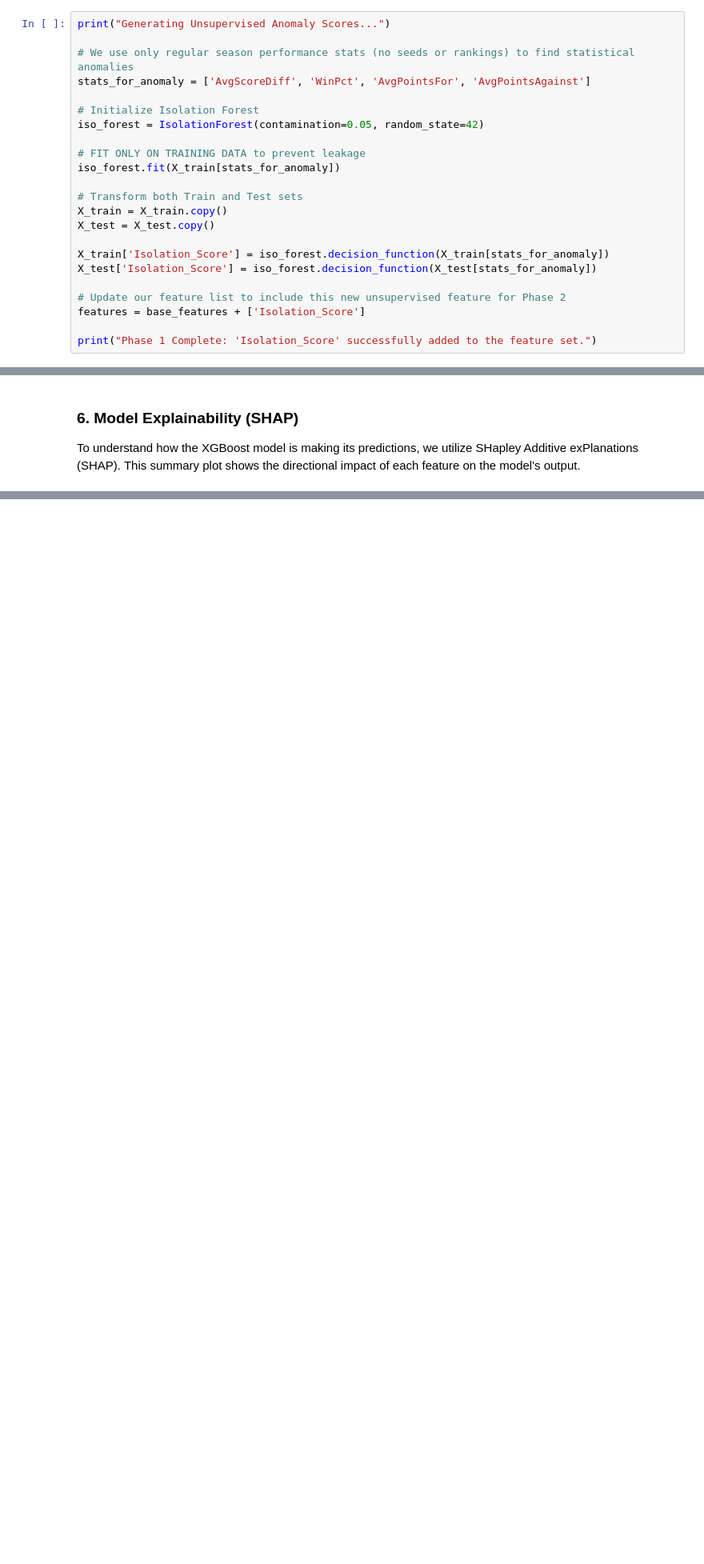
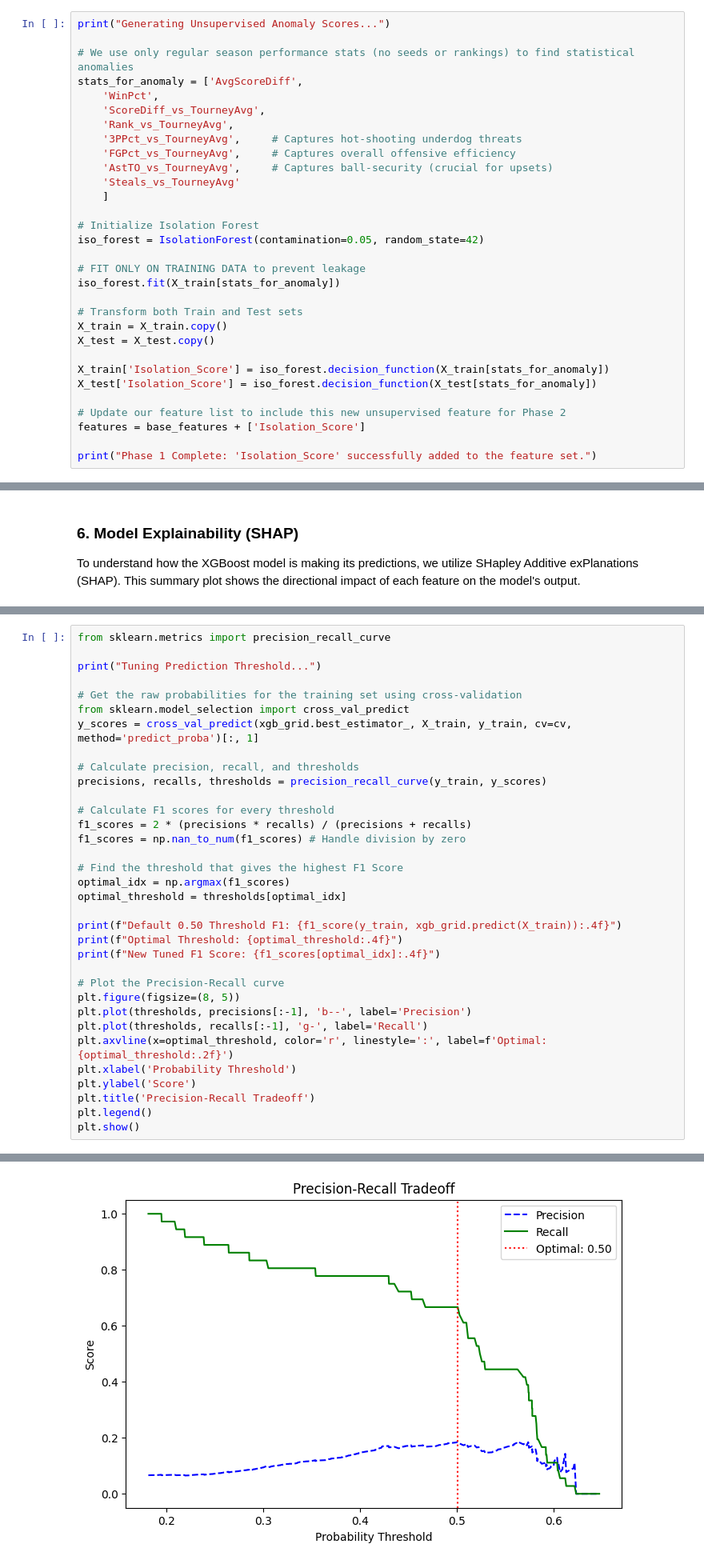
Before and after one commit to ThatTwoDude/STAT486_FinalProject, a Jupyter notebook: notebooks/03_supervised_modeling.ipynb, the cells around one changed output, grey strips where cells are left out. Shown at 80% size. Cells and saved outputs as stored; diff of their text form; blank space fills up the shorter version.

```diff
--- a/notebooks/03_supervised_modeling.ipynb
+++ b/notebooks/03_supervised_modeling.ipynb
@@ -111,7 +143,15 @@ Before running our classifiers, we need to generate our novel feature. We use an
 print("Generating Unsupervised Anomaly Scores...")
 
 # We use only regular season performance stats (no seeds or rankings) to find statistical anomalies
-stats_for_anomaly = ['AvgScoreDiff', 'WinPct', 'AvgPointsFor', 'AvgPointsAgainst']
+stats_for_anomaly = ['AvgScoreDiff',
+    'WinPct',
+    'ScoreDiff_vs_TourneyAvg',
+    'Rank_vs_TourneyAvg',
+    '3PPct_vs_TourneyAvg',     # Captures hot-shooting underdog threats
+    'FGPct_vs_TourneyAvg',     # Captures overall offensive efficiency
+    'AstTO_vs_TourneyAvg',     # Captures ball-security (crucial for upsets)
+    'Steals_vs_TourneyAvg'
+    ]
 
 # Initialize Isolation Forest
 iso_forest = IsolationForest(contamination=0.05, random_state=42)
@@ -276,0 +371,35 @@ ValueError: All arrays must be of the same length
+# %%
+from sklearn.metrics import precision_recall_curve
+
+print("Tuning Prediction Threshold...")
+
+# Get the raw probabilities for the training set using cross-validation
+from sklearn.model_selection import cross_val_predict
+y_scores = cross_val_predict(xgb_grid.best_estimator_, X_train, y_train, cv=cv, method='predict_proba')[:, 1]
+
+# Calculate precision, recall, and thresholds
+precisions, recalls, thresholds = precision_recall_curve(y_train, y_scores)
+
+# Calculate F1 scores for every threshold
+f1_scores = 2 * (precisions * recalls) / (precisions + recalls)
+f1_scores = np.nan_to_num(f1_scores) # Handle division by zero
+
+# Find the threshold that gives the highest F1 Score
+optimal_idx = np.argmax(f1_scores)
+optimal_threshold = thresholds[optimal_idx]
+
+print(f"Default 0.50 Threshold F1: {f1_score(y_train, xgb_grid.predict(X_train)):.4f}")
+print(f"Optimal Threshold: {optimal_threshold:.4f}")
+print(f"New Tuned F1 Score: {f1_scores[optimal_idx]:.4f}")
+
+# Plot the Precision-Recall curve
+plt.figure(figsize=(8, 5))
+plt.plot(thresholds, precisions[:-1], 'b--', label='Precision')
+plt.plot(thresholds, recalls[:-1], 'g-', label='Recall')
+plt.axvline(x=optimal_threshold, color='r', linestyle=':', label=f'Optimal: {optimal_threshold:.2f}')
+plt.xlabel('Probability Threshold')
+plt.ylabel('Score')
+plt.title('Precision-Recall Tradeoff')
+plt.legend()
+plt.show()
+# %% [output]
@@ -276,0 +410 @@ ValueError: All arrays must be of the same length
+[figure, added]
```
Also changed, not shown: parts of 10 cells of this notebook, 11 other files.
